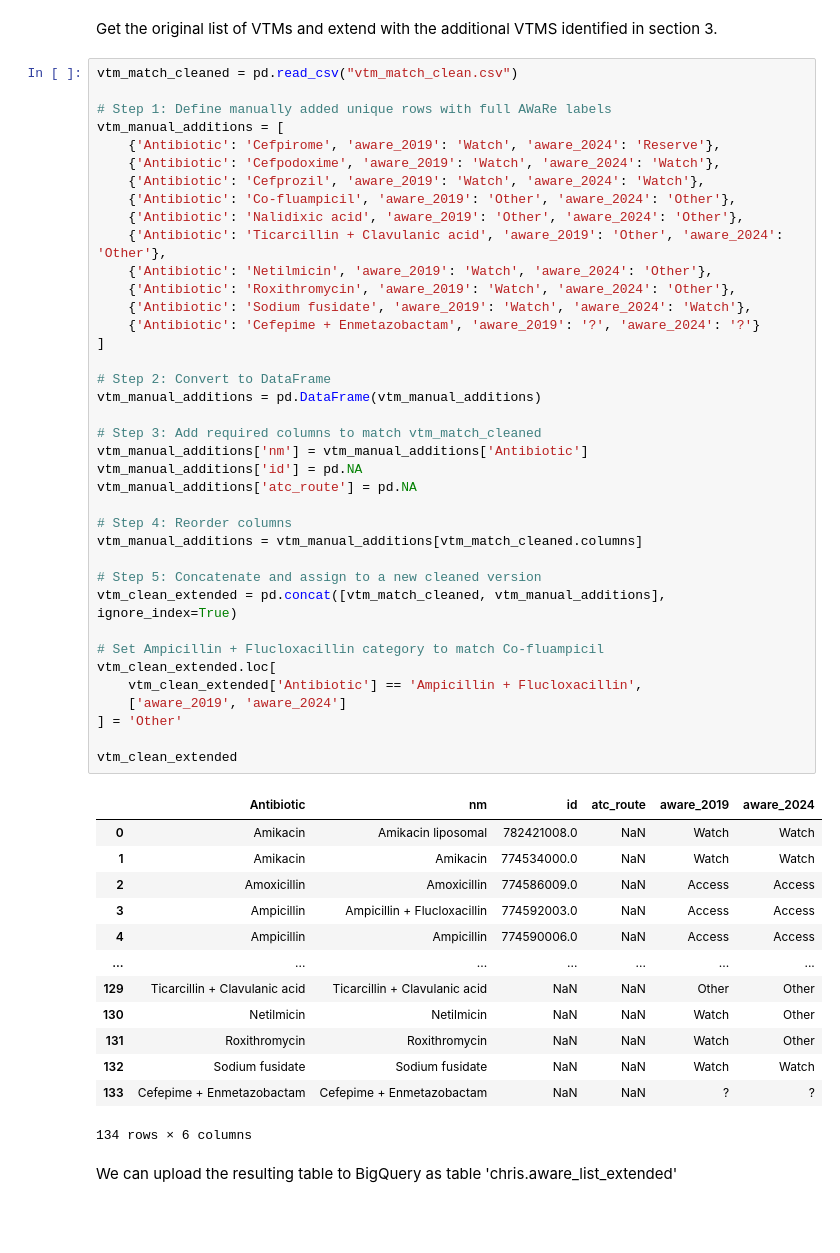
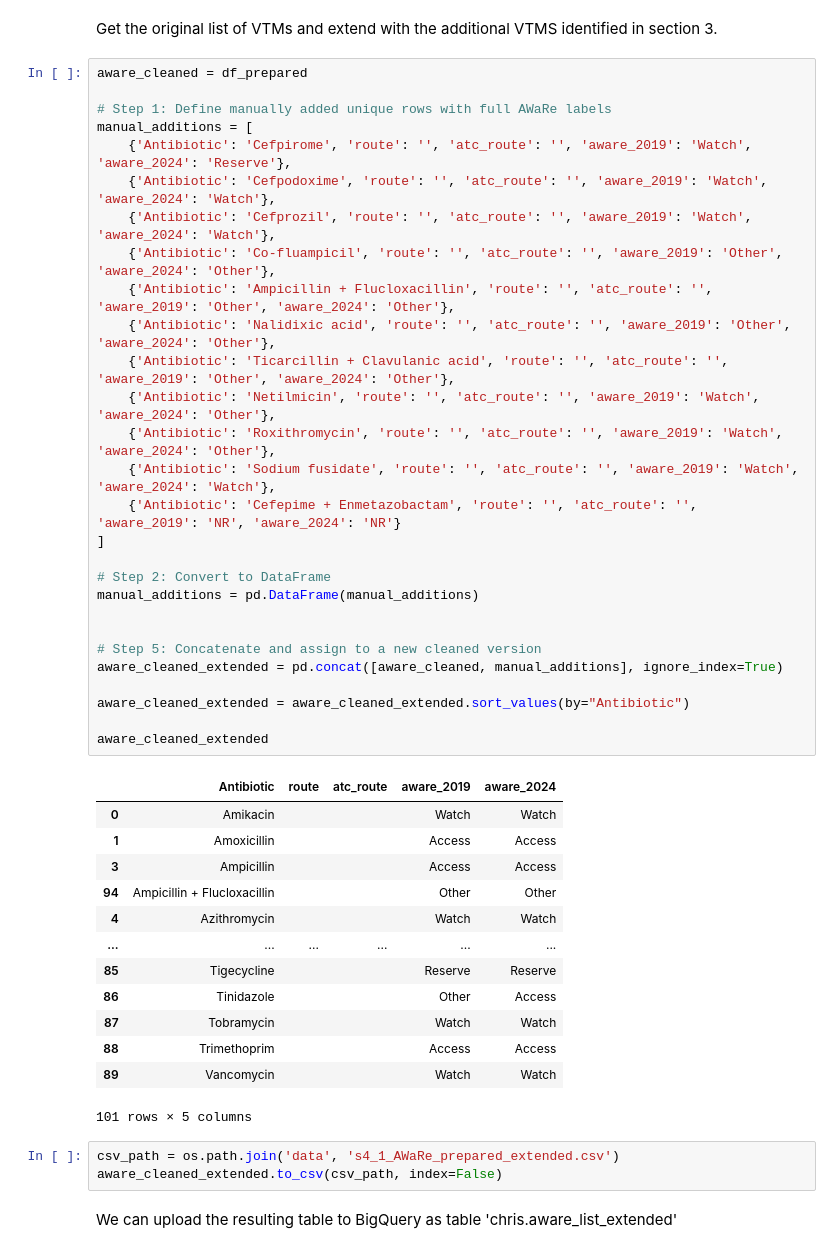
Before and after one commit to chrisjwood16/AWaRe_to_dmd, a Jupyter notebook: notebooks/AWaRe_Main_Mapping_Updated.ipynb, the cells around one changed output. Saved outputs shown, nothing was run; the diff lists cells and outputs as text; blank space fills up the shorter version.

```diff
--- a/notebooks/AWaRe_Main_Mapping_Updated.ipynb
+++ b/notebooks/AWaRe_Main_Mapping_Updated.ipynb
@@ -1120,57 +1150,50 @@ This section expands the SQL logic in section 1 to add in the additional VTMs id
 # %% [markdown]
 Get the original list of VTMs and extend with the additional VTMS identified in section 3.
 # %%
-vtm_match_cleaned = pd.read_csv("vtm_match_clean.csv")
+aware_cleaned = df_prepared
 
 # Step 1: Define manually added unique rows with full AWaRe labels
-vtm_manual_additions = [
-    {'Antibiotic': 'Cefpirome', 'aware_2019': 'Watch', 'aware_2024': 'Reserve'},
-    {'Antibiotic': 'Cefpodoxime', 'aware_2019': 'Watch', 'aware_2024': 'Watch'},
-    {'Antibiotic': 'Cefprozil', 'aware_2019': 'Watch', 'aware_2024': 'Watch'},
-    {'Antibiotic': 'Co-fluampicil', 'aware_2019': 'Other', 'aware_2024': 'Other'},
-    {'Antibiotic': 'Nalidixic acid', 'aware_2019': 'Other', 'aware_2024': 'Other'},
-    {'Antibiotic': 'Ticarcillin + Clavulanic acid', 'aware_2019': 'Other', 'aware_2024': 'Other'},
-    {'Antibiotic': 'Netilmicin', 'aware_2019': 'Watch', 'aware_2024': 'Other'},
-    {'Antibiotic': 'Roxithromycin', 'aware_2019': 'Watch', 'aware_2024': 'Other'},
-    {'Antibiotic': 'Sodium fusidate', 'aware_2019': 'Watch', 'aware_2024': 'Watch'},
-    {'Antibiotic': 'Cefepime + Enmetazobactam', 'aware_2019': '?', 'aware_2024': '?'}
+manual_additions = [
+    {'Antibiotic': 'Cefpirome', 'route': '', 'atc_route': '', 'aware_2019': 'Watch', 'aware_2024': 'Reserve'},
+    {'Antibiotic': 'Cefpodoxime', 'route': '', 'atc_route': '', 'aware_2019': 'Watch', 'aware_2024': 'Watch'},
+    {'Antibiotic': 'Cefprozil', 'route': '', 'atc_route': '', 'aware_2019': 'Watch', 'aware_2024': 'Watch'},
+    {'Antibiotic': 'Co-fluampicil', 'route': '', 'atc_route': '', 'aware_2019': 'Other', 'aware_2024': 'Other'},
+    {'Antibiotic': 'Ampicillin + Flucloxacillin', 'route': '', 'atc_route': '', 'aware_2019': 'Other', 'aware_2024': 'Other'},
+    {'Antibiotic': 'Nalidixic acid', 'route': '', 'atc_route': '', 'aware_2019': 'Other', 'aware_2024': 'Other'},
+    {'Antibiotic': 'Ticarcillin + Clavulanic acid', 'route': '', 'atc_route': '', 'aware_2019': 'Other', 'aware_2024': 'Other'},
+    {'Antibiotic': 'Netilmicin', 'route': '', 'atc_route': '', 'aware_2019': 'Watch', 'aware_2024': 'Other'},
+    {'Antibiotic': 'Roxithromycin', 'route': '', 'atc_route': '', 'aware_2019': 'Watch', 'aware_2024': 'Other'},
+    {'Antibiotic': 'Sodium fusidate', 'route': '', 'atc_route': '', 'aware_2019': 'Watch', 'aware_2024': 'Watch'},
+    {'Antibiotic': 'Cefepime + Enmetazobactam', 'route': '', 'atc_route': '', 'aware_2019': 'NR', 'aware_2024': 'NR'}
 ]
 
 # Step 2: Convert to DataFrame
-vtm_manual_additions = pd.DataFrame(vtm_manual_additions)
+manual_additions = pd.DataFrame(manual_additions)
 
-# Step 3: Add required columns to match vtm_match_cleaned
-vtm_manual_additions['nm'] = vtm_manual_additions['Antibiotic']
-vtm_manual_additions['id'] = pd.NA
-vtm_manual_additions['atc_route'] = pd.NA
-
-# Step 4: Reorder columns
-vtm_manual_additions = vtm_manual_additions[vtm_match_cleaned.columns]
 
 # Step 5: Concatenate and assign to a new cleaned version
-vtm_clean_extended = pd.concat([vtm_match_cleaned, vtm_manual_additions], ignore_index=True)
+aware_cleaned_extended = pd.concat([aware_cleaned, manual_additions], ignore_index=True)
 
-# Set Ampicillin + Flucloxacillin category to match Co-fluampicil
-vtm_clean_extended.loc[
-    vtm_clean_extended['Antibiotic'] == 'Ampicillin + Flucloxacillin',
-    ['aware_2019', 'aware_2024']
-] = 'Other'
+aware_cleaned_extended = aware_cleaned_extended.sort_values(by="Antibiotic")
 
-vtm_clean_extended
+aware_cleaned_extended
 # %% [output]
-|  | Antibiotic | nm | id | atc_route | aware_2019 | aware_2024 |
-| 0 | Amikacin | Amikacin liposomal | 782421008.0 | NaN | Watch | Watch |
-| 1 | Amikacin | Amikacin | 774534000.0 | NaN | Watch | Watch |
-| 2 | Amoxicillin | Amoxicillin | 774586009.0 | NaN | Access | Access |
-| 3 | Ampicillin | Ampicillin + Flucloxacillin | 774592003.0 | NaN | Access | Access |
-| 4 | Ampicillin | Ampicillin | 774590006.0 | NaN | Access | Access |
-| ... | ... | ... | ... | ... | ... | ... |
-| 129 | Ticarcillin + Clavulanic acid | Ticarcillin + Clavulanic acid | NaN | NaN | Other | Other |
-| 130 | Netilmicin | Netilmicin | NaN | NaN | Watch | Other |
-| 131 | Roxithromycin | Roxithromycin | NaN | NaN | Watch | Other |
-| 132 | Sodium fusidate | Sodium fusidate | NaN | NaN | Watch | Watch |
-| 133 | Cefepime + Enmetazobactam | Cefepime + Enmetazobactam | NaN | NaN | ? | ? |
+|  | Antibiotic | route | atc_route | aware_2019 | aware_2024 |
+| 0 | Amikacin |  |  | Watch | Watch |
+| 1 | Amoxicillin |  |  | Access | Access |
+| 3 | Ampicillin |  |  | Access | Access |
+| 94 | Ampicillin + Flucloxacillin |  |  | Other | Other |
+| 4 | Azithromycin |  |  | Watch | Watch |
+| ... | ... | ... | ... | ... | ... |
+| 85 | Tigecycline |  |  | Reserve | Reserve |
+| 86 | Tinidazole |  |  | Other | Access |
+| 87 | Tobramycin |  |  | Watch | Watch |
+| 88 | Trimethoprim |  |  | Access | Access |
+| 89 | Vancomycin |  |  | Watch | Watch |
-134 rows × 6 columns
+101 rows × 5 columns
+# %%
+csv_path = os.path.join('data', 's4_1_AWaRe_prepared_extended.csv')
+aware_cleaned_extended.to_csv(csv_path, index=False)
 # %% [markdown]
 We can upload the resulting table to BigQuery as table 'chris.aware_list_extended'
 # %% [markdown]
```
Also changed, not shown: parts of 39 cells of this notebook, 8 other files.
